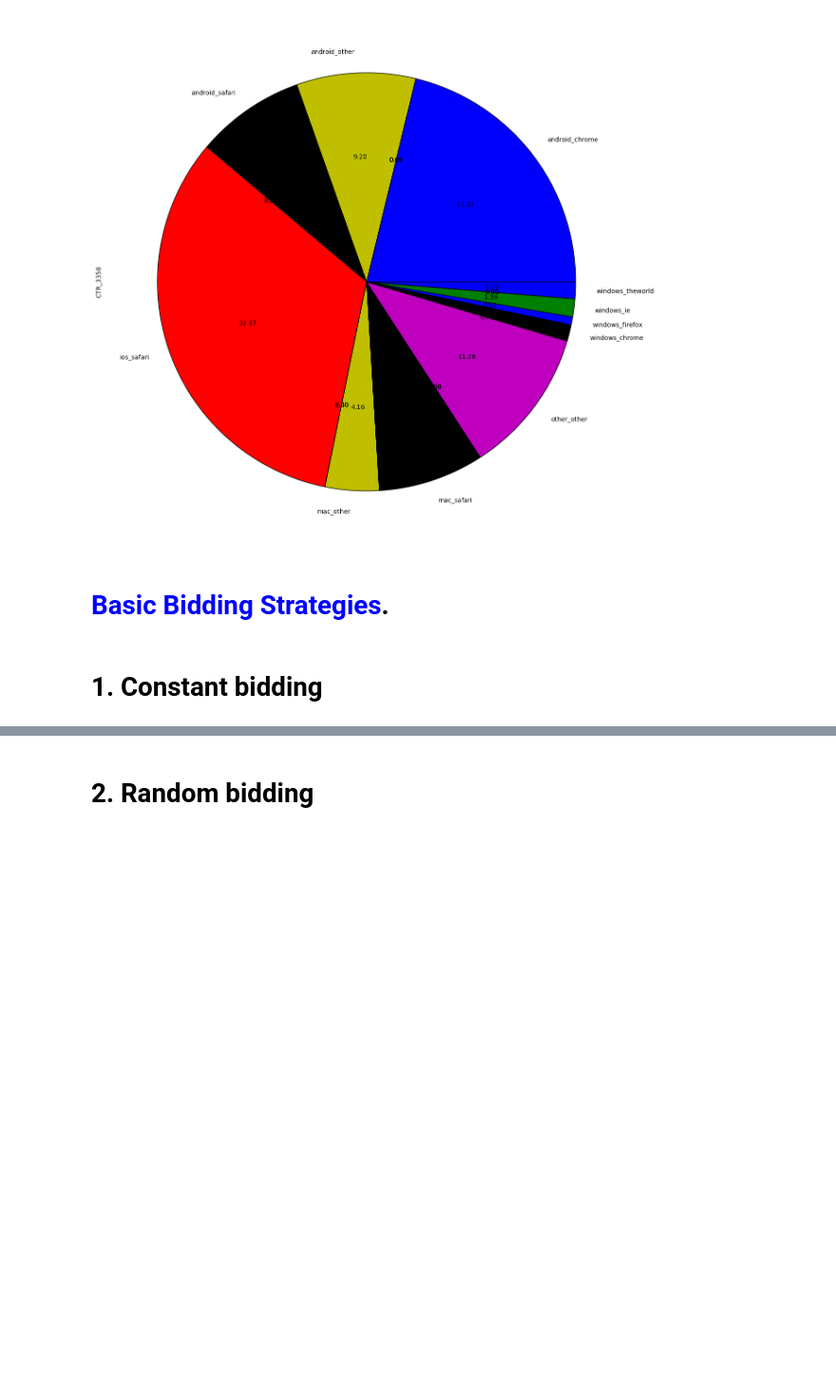
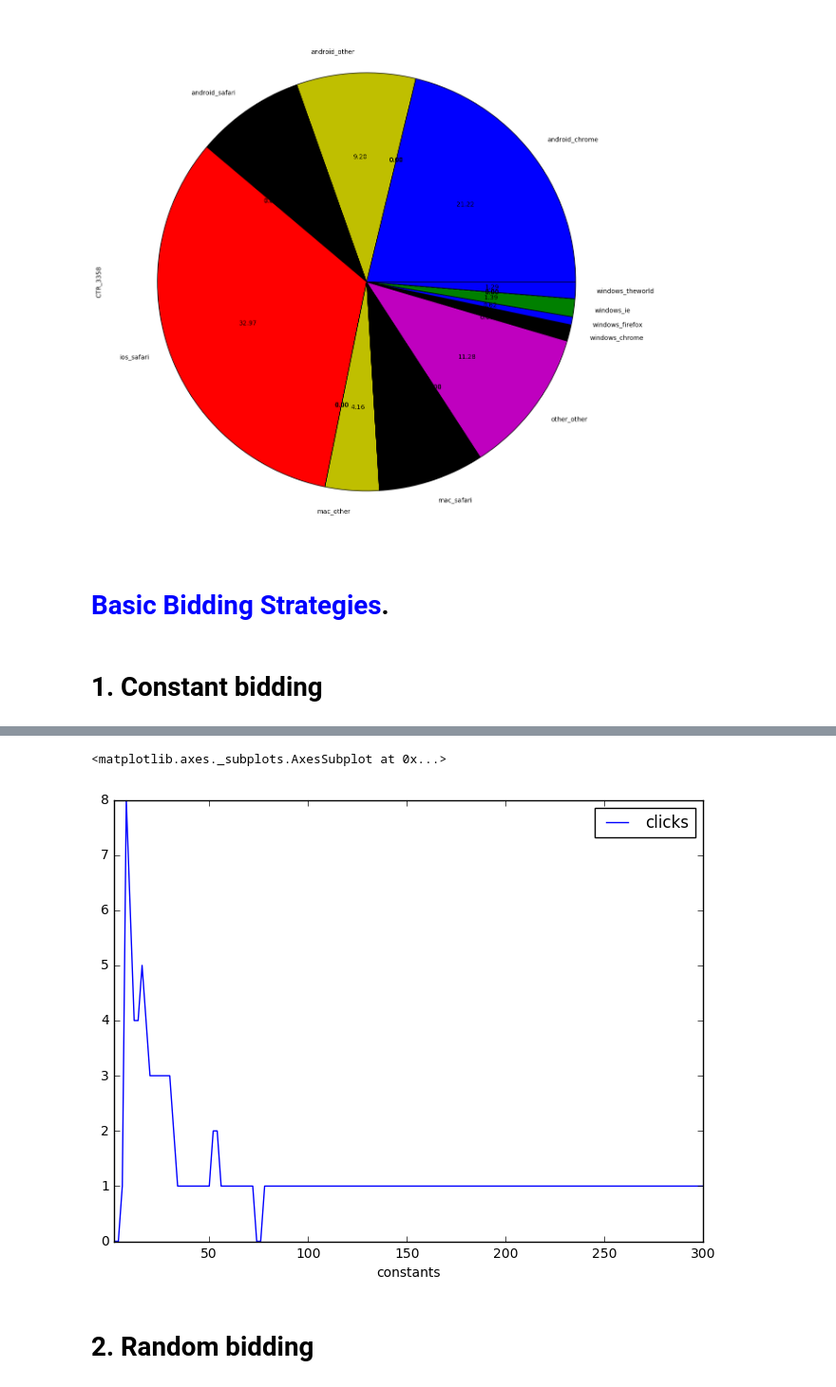
Before and after one commit to SaidAbdullahi/web_econ_coursework, a Jupyter notebook: Web Econ CW.ipynb, the cells around one changed output, grey strips where cells are left out. Shown: that part at 95% size. Saved outputs shown, nothing was run; the diff lists cells and outputs as text; code cells hidden in the pictures; blank space fills up the shorter version.

```diff
--- a/Web Econ CW.ipynb
+++ b/Web Econ CW.ipynb
@@ -369,4 +384,13 @@ const
 150 rows × 7 columns
+# %%
+# Boxplot of CTR per ad exchange for advertiser 1458 & 3358
+const.plot(x='constants',y='clicks',figsize=(8,6))
+
+# bids with highest clicks
+# const.constants[np.where(const.clicks == const.clicks.max())[0]]
+# %% [output]
+<matplotlib.axes._subplots.AxesSubplot at 0x...>
+[figure, added]
 # %% [markdown]
 # 2. Random bidding
 # %%
```
Also changed, not shown: parts of 51 cells of this notebook.
